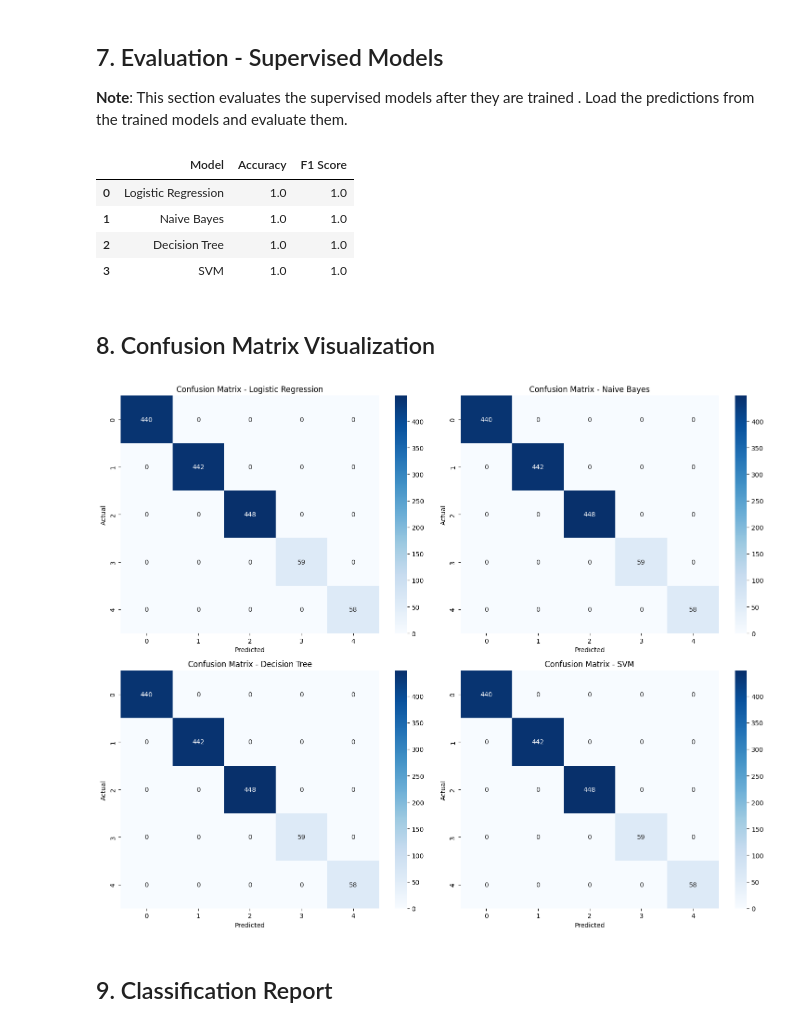
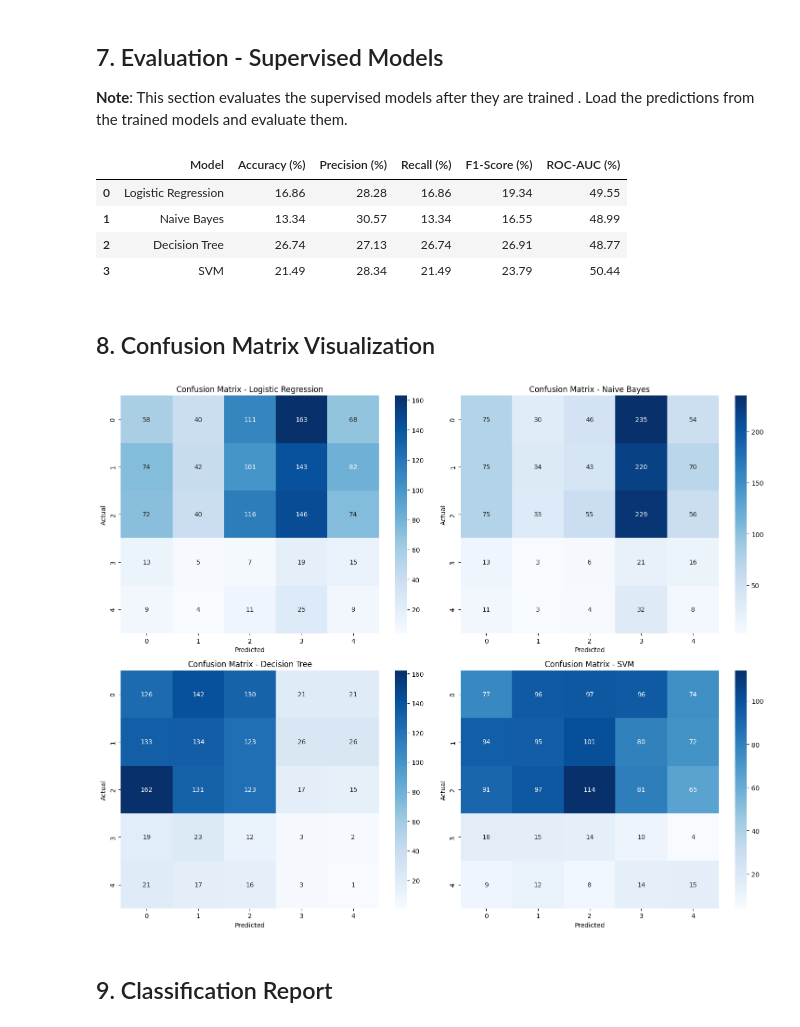
Before and after one commit to alberehap/Project-ML, a Jupyter notebook: 01_data_overview.ipynb, the cells around one changed output. Cells and saved outputs as stored; diff of their text form; code cells hidden in the pictures.

```diff
--- a/01_data_overview.ipynb
+++ b/01_data_overview.ipynb
@@ -143,24 +151,39 @@ try:
     y_pred_dt = pd.read_csv('data/processed/y_pred_dt.csv').values.flatten()
     y_pred_svm = pd.read_csv('data/processed/y_pred_svm.csv').values.flatten()
 
+    # Load predicted probabilities for ROC-AUC
+    y_proba_lr = pd.read_csv('data/processed/y_proba_lr.csv').values
+    y_proba_nb = pd.read_csv('data/processed/y_proba_nb.csv').values
+    y_proba_dt = pd.read_csv('data/processed/y_proba_dt.csv').values
+    y_proba_svm = pd.read_csv('data/processed/y_proba_svm.csv').values
+
     y_test = y_test.values.flatten()
 
     models = {
-        'Logistic Regression': y_pred_lr,
-        'Naive Bayes': y_pred_nb,
-        'Decision Tree': y_pred_dt,
-        'SVM': y_pred_svm
+        'Logistic Regression': (y_pred_lr, y_proba_lr),
+        'Naive Bayes': (y_pred_nb, y_proba_nb),
+        'Decision Tree': (y_pred_dt, y_proba_dt),
+        'SVM': (y_pred_svm, y_proba_svm)
     }
 
     # Calculate metrics for each model
     results = []
-    for model_name, y_pred in models.items():
-        accuracy = accuracy_score(y_test, y_pred)
-        f1 = f1_score(y_test, y_pred, average='weighted')
+    for model_name, (y_pred, y_proba) in models.items():
+        accuracy_pct = accuracy_score(y_test, y_pred) * 100
+        precision_pct = precision_score(y_test, y_pred, average='weighted', zero_division=0) * 100
+        recall_pct = recall_score(y_test, y_pred, average='weighted', zero_division=0) * 100
+        f1_pct = f1_score(y_test, y_pred, average='weighted', zero_division=0) * 100
+
+        # Multi-class ROC-AUC using probability estimates
+        roc_auc_pct = roc_auc_score(y_test, y_proba, multi_class='ovr', average='weighted') * 100
+
         results.append({
             'Model': model_name,
-            'Accuracy': accuracy,
-            'F1 Score': f1
+            'Accuracy (%)': round(accuracy_pct, 2),
+            'Precision (%)': round(precision_pct, 2),
+            'Recall (%)': round(recall_pct, 2),
+            'F1-Score (%)': round(f1_pct, 2),
+            'ROC-AUC (%)': round(roc_auc_pct, 2)
         })
 
     results_df = pd.DataFrame(results)
@@ -173,33 +196,37 @@ except FileNotFoundError:
     print("- data/processed/y_pred_nb.csv")
     print("- data/processed/y_pred_dt.csv")
     print("- data/processed/y_pred_svm.csv")
+    print("- data/processed/y_proba_lr.csv")
+    print("- data/processed/y_proba_nb.csv")
+    print("- data/processed/y_proba_dt.csv")
+    print("- data/processed/y_proba_svm.csv")
 # %% [output]
-|  | Model | Accuracy | F1 Score |
-| 0 | Logistic Regression | 1.0 | 1.0 |
-| 1 | Naive Bayes | 1.0 | 1.0 |
-| 2 | Decision Tree | 1.0 | 1.0 |
-| 3 | SVM | 1.0 | 1.0 |
+|  | Model | Accuracy (%) | Precision (%) | Recall (%) | F1-Score (%) | ROC-AUC (%) |
+| 0 | Logistic Regression | 16.86 | 28.28 | 16.86 | 19.34 | 49.55 |
+| 1 | Naive Bayes | 13.34 | 30.57 | 13.34 | 16.55 | 48.99 |
+| 2 | Decision Tree | 26.74 | 27.13 | 26.74 | 26.91 | 48.77 |
+| 3 | SVM | 21.49 | 28.34 | 21.49 | 23.79 | 50.44 |
 # %% [markdown]
 ## 8. Confusion Matrix Visualization
 # %%
 try:
     fig, axes = plt.subplots(2, 2, figsize=(15, 12))
     axes = axes.flatten()
 
-    for idx, (model_name, y_pred) in enumerate(models.items()):
+    for idx, (model_name, (y_pred, _)) in enumerate(models.items()):
         cm = confusion_matrix(y_test, y_pred)
         sns.heatmap(cm, annot=True, fmt='d', cmap='Blues', ax=axes[idx])
         axes[idx].set_title(f'Confusion Matrix - {model_name}')
         axes[idx].set_xlabel('Predicted')
         axes[idx].set_ylabel('Actual')
 
     plt.tight_layout()
     plt.show()
 
 except NameError:
     print("Models dictionary not found. Please run the evaluation cell above first.")
 # %% [output]
-[figure, old version]
+[figure, new version]
 # %% [markdown]
 ## 9. Classification Report
 # %%
```
Also changed, not shown: parts of 2 cells of this notebook, 12 other files.
